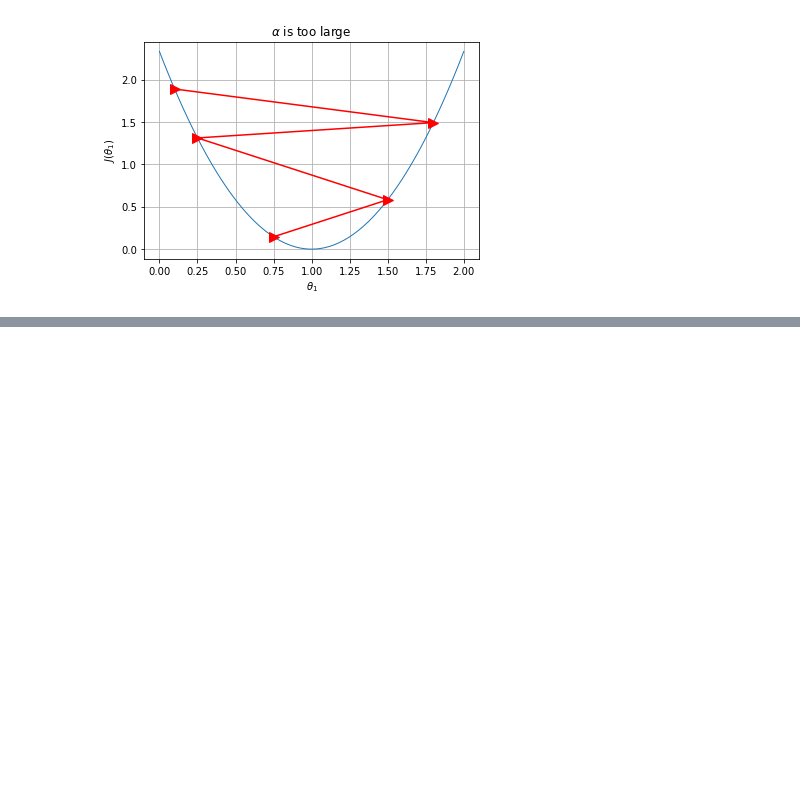
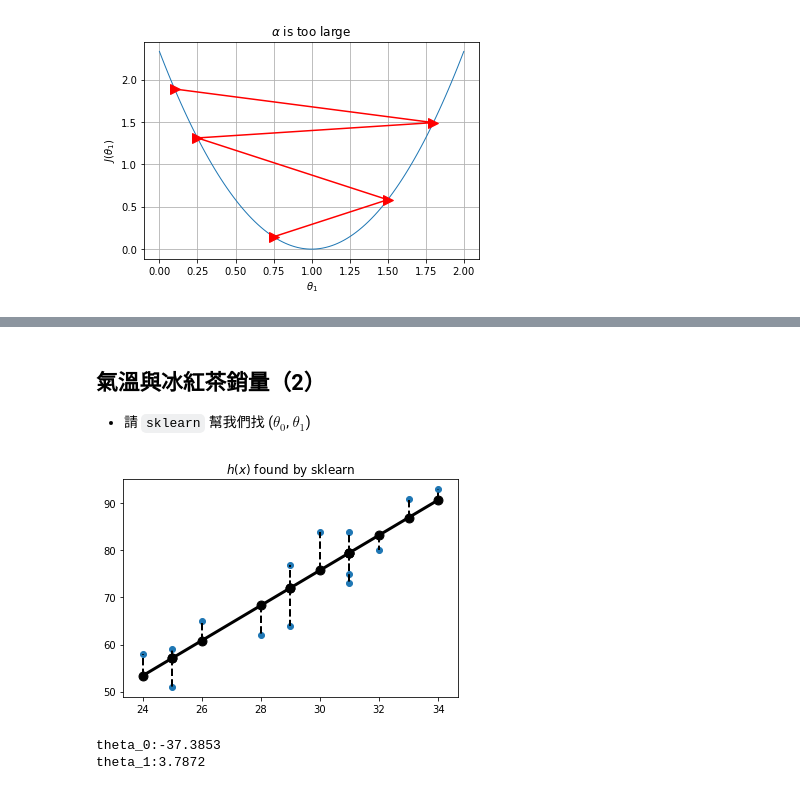
Before and after one commit to yaojenkuo/python_4_ds, a Jupyter notebook: ch11.ipynb, the cells around one changed output, grey strips where cells are left out. Cells and saved outputs as stored; diff of their text form; code cells hidden in the pictures; blank space fills up the shorter version.

```diff
--- a/ch11.ipynb
+++ b/ch11.ipynb
@@ -443,0 +447,41 @@ $$\theta_j := \theta_j - \alpha \frac{\mathrm \partial}{\mathrm \partial \theta_
+# %% [markdown]
+## 氣溫與冰紅茶銷量（2）
+
+- 請 `sklearn` 幫我們找 ($\theta_0$, $\theta_1$)
+# %%
+import numpy as np
+from sklearn import linear_model
+
+temperature = np.array([29, 28, 34, 31, 25, 29, 32, 31, 24, 33, 25, 31, 26, 30]).reshape(-1, 1)
+iced_tea_sales = np.array([77, 62, 93, 84, 59, 64, 80, 75, 58, 91, 51, 73, 65, 84]).reshape(-1, 1)
+reg = linear_model.LinearRegression()
+reg.fit(temperature, iced_tea_sales)
+predictions_x = np.linspace(min(temperature), max(temperature)).reshape(-1, 1)
+predictions_y = reg.predict(predictions_x)
+plt.scatter(temperature, iced_tea_sales)
+plt.plot(predictions_x, predictions_y, c = 'k', lw = 3)
+plt.scatter(temperature, reg.predict(temperature), c = 'k', s = 80)
+for i in range(len(temperature)):
+    t = temperature[i].reshape(-1, 1)
+    plt.plot([temperature[i], temperature[i]], [reg.predict(t), iced_tea_sales[i]], color = 'k', linewidth = 2, linestyle = "--")
+t = temperature[0]
+plt.plot([t, t], [reg.predict(t), iced_tea_sales[0]], color = 'k', linewidth = 2, linestyle = "--")
+plt.title("$h(x)$ found by sklearn")
+plt.show()
+# %% [output]
+[figure, added]
+# %%
+import numpy as np
+from sklearn import linear_model
+from sklearn.model_selection import train_test_split
+
+temperature = np.array([29, 28, 34, 31, 25, 29, 32, 31, 24, 33, 25, 31, 26, 30]).reshape(-1, 1)
+iced_tea_sales = np.array([77, 62, 93, 84, 59, 64, 80, 75, 58, 91, 51, 73, 65, 84]).reshape(-1, 1)
+X_train, X_test, y_train, y_test = train_test_split(temperature, iced_tea_sales, test_size = 0.3)
+reg = linear_model.LinearRegression()
+reg.fit(X_train, y_train)
+print("theta_0:%.4f" % reg.intercept_)
+print("theta_1:%.4f" % reg.coef_)
+# %% [output]
+theta_0:-37.3853
+theta_1:3.7872
```
Also changed, not shown: parts of 48 cells of this notebook, 1 other file.
